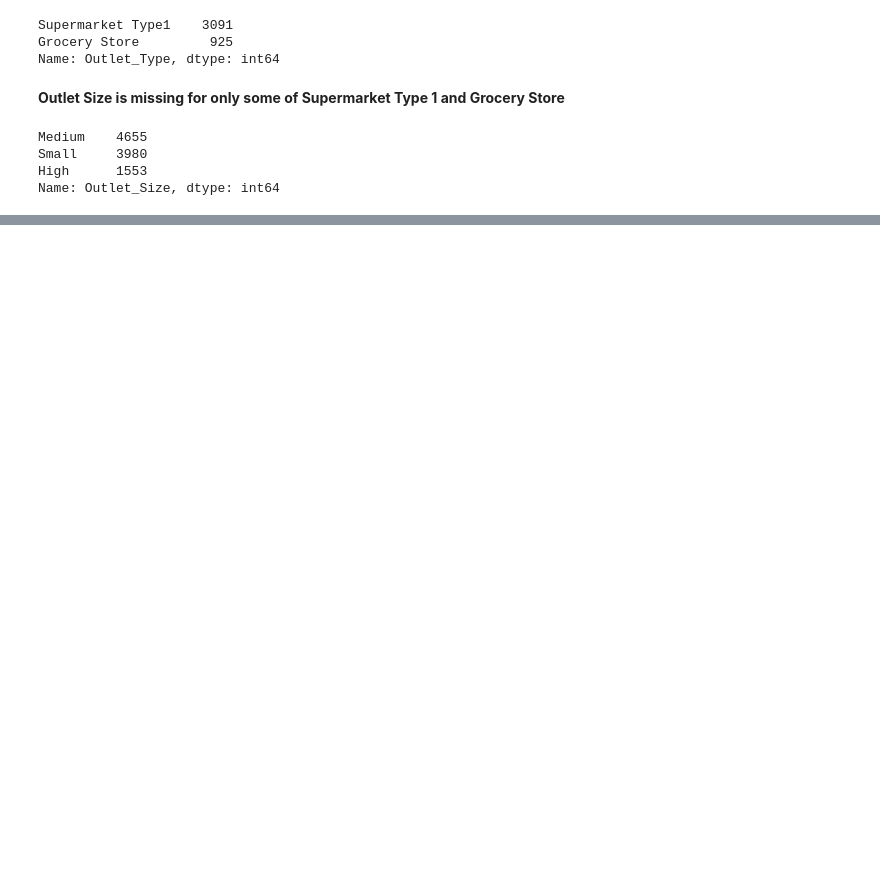
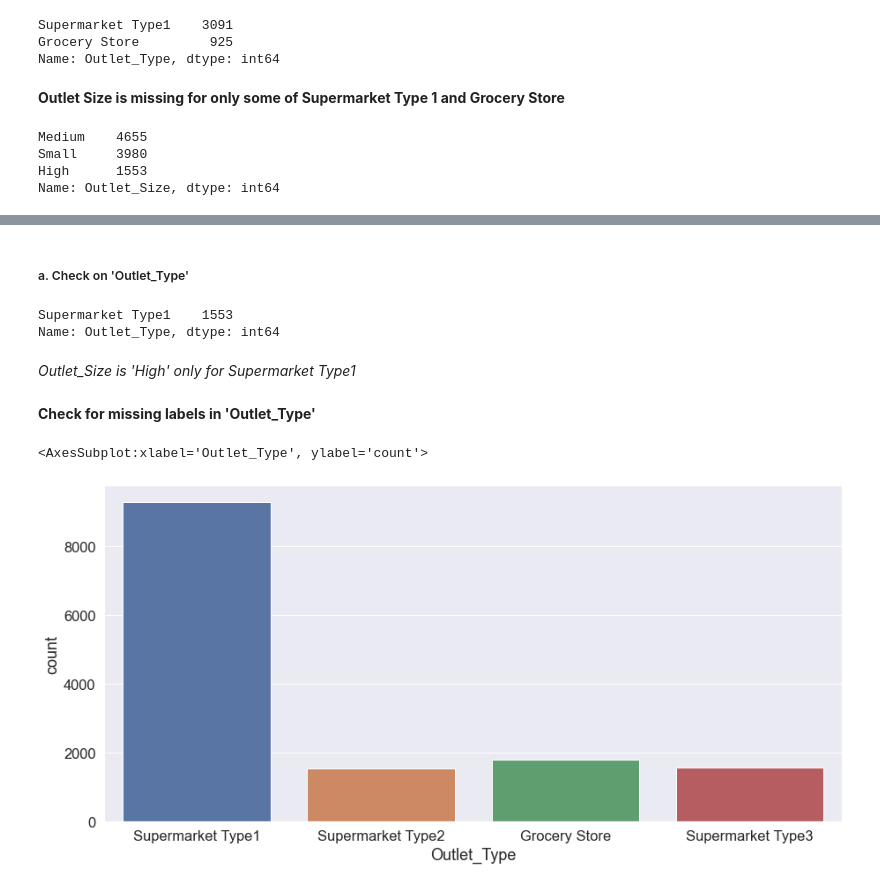
Before and after one commit to Ganesh4693/Sales-Prediction, a Jupyter notebook: Sales-Prediction.ipynb, the cells around one changed output, grey strips where cells are left out. Cells and saved outputs as stored; diff of their text form; code cells hidden in the pictures; blank space fills up the shorter version.

Commit message:
Data cleaning finished

```diff
--- a/Sales-Prediction.ipynb
+++ b/Sales-Prediction.ipynb
@@ -242,0 +297,12 @@ Name: Outlet_Size, dtype: int64
+# %%
+Item_Weight_X=pd.get_dummies(Item_Weight_X,drop_first=True)
+# %%
+Item_Weight_X_train=Item_Weight_X[data2['Item_Weight'].notna()]
+Item_Weight_X_test=Item_Weight_X[data2['Item_Weight'].isna()]
+Item_Weight_y_train=data2[data2['Item_Weight'].notna()]['Item_Weight']
+# %%
+ranfr=RandomForestRegressor(200)
+ranfr.fit(Item_Weight_X_train,Item_Weight_y_train)
+Item_Weight_y_test=ranfr.predict(Item_Weight_X_test)
+# %%
+data2.loc[data2['Item_Weight'].isna(),'Item_Weight']=Item_Weight_y_test
@@ -242,0 +414,17 @@ Name: Outlet_Size, dtype: int64
+# %% [markdown]
+##### a. Check on 'Outlet_Type'
+# %%
+data2.loc[data2.Outlet_Size=='High','Outlet_Type'].value_counts()
+# %% [output]
+Supermarket Type1    1553
+Name: Outlet_Type, dtype: int64
+# %% [markdown]
+*Outlet_Size is 'High' only for Supermarket Type1*
+# %% [markdown]
+**Check for missing labels in 'Outlet_Type'**
+# %%
+plt.figure(figsize=(15,7))
+sns.countplot(data2.Outlet_Type)
+# %% [output]
+<AxesSubplot:xlabel='Outlet_Type', ylabel='count'>
+[figure, added]
```
Also changed, not shown: parts of 63 cells of this notebook.
